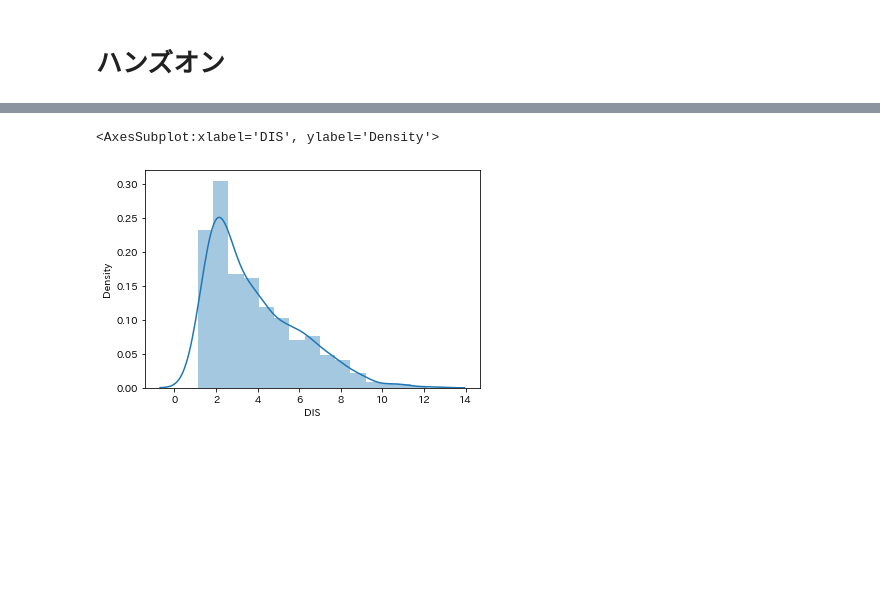
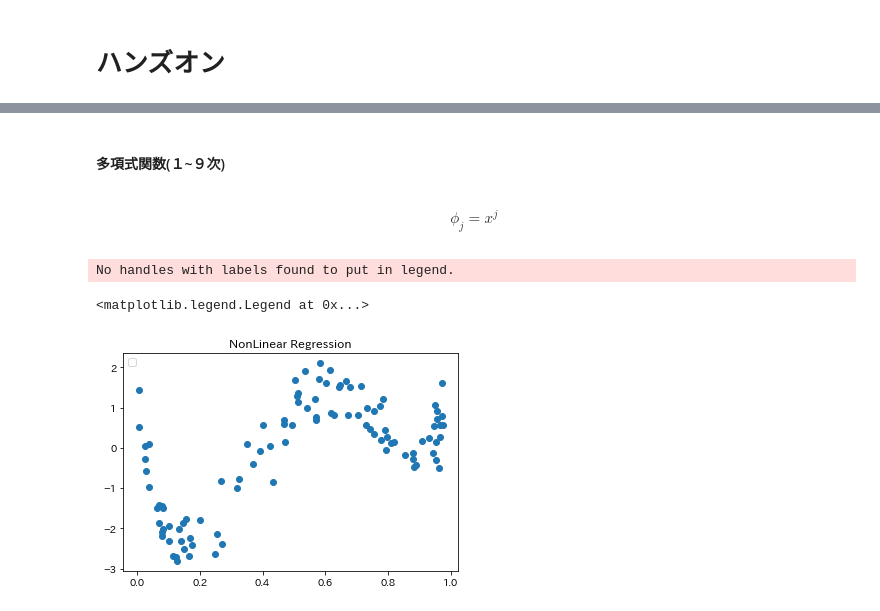
Before and after one commit to takasaki376/rabbit-report, a Jupyter notebook: stage2/report-stage2_02_非線形回帰モデル.ipynb, the cells around one changed output, grey strips where cells are left out. Cells and saved outputs as stored; diff of their text form; code cells hidden in the pictures; blank space fills up the shorter version.

```diff
--- a/stage2/report-stage2_02_非線形回帰モデル.ipynb
+++ b/stage2/report-stage2_02_非線形回帰モデル.ipynb
@@ -127,6 +187,6 @@ sns.distplot(df['RM'])
-# %%
-# 分布の確認　（正規分布となっていることを確認）
-sns.distplot(df['DIS'])
-# %% [output]
-<AxesSubplot:xlabel='DIS', ylabel='Density'>
-[figure, removed]
+# %% [markdown]
+#### 多項式関数(１~９次)
+# %% [markdown]
+\begin{aligned}
+\phi_j = x^j
+\end{aligned}
@@ -132,0 +201,32 @@ sns.distplot(df['DIS'])
+# %%
+# データ生成
+n=100
+
+def true_func(x):
+    z = 1-48*x+218*x**2-315*x**3+145*x**4
+    return z
+
+def linear_func(x):
+    z = x
+    return z
+# %%
+# 真の関数からノイズを伴うデータを生成
+
+## 真の関数からデータ生成
+data = np.random.rand(n).astype(np.float32)
+data = np.sort(data)
+target = true_func(data)
+
+## ノイズを加える
+noise = 0.5 * np.random.randn(n)
+target = target  + noise
+
+## ノイズ付きデータを描画
+plt.scatter(data, target)
+
+plt.title('NonLinear Regression')
+plt.legend(loc=2)
+# %% [output]
+No handles with labels found to put in legend.
+<matplotlib.legend.Legend at 0x...>
+[figure, added]
```
Also changed, not shown: parts of 44 cells of this notebook, 4 other files.
